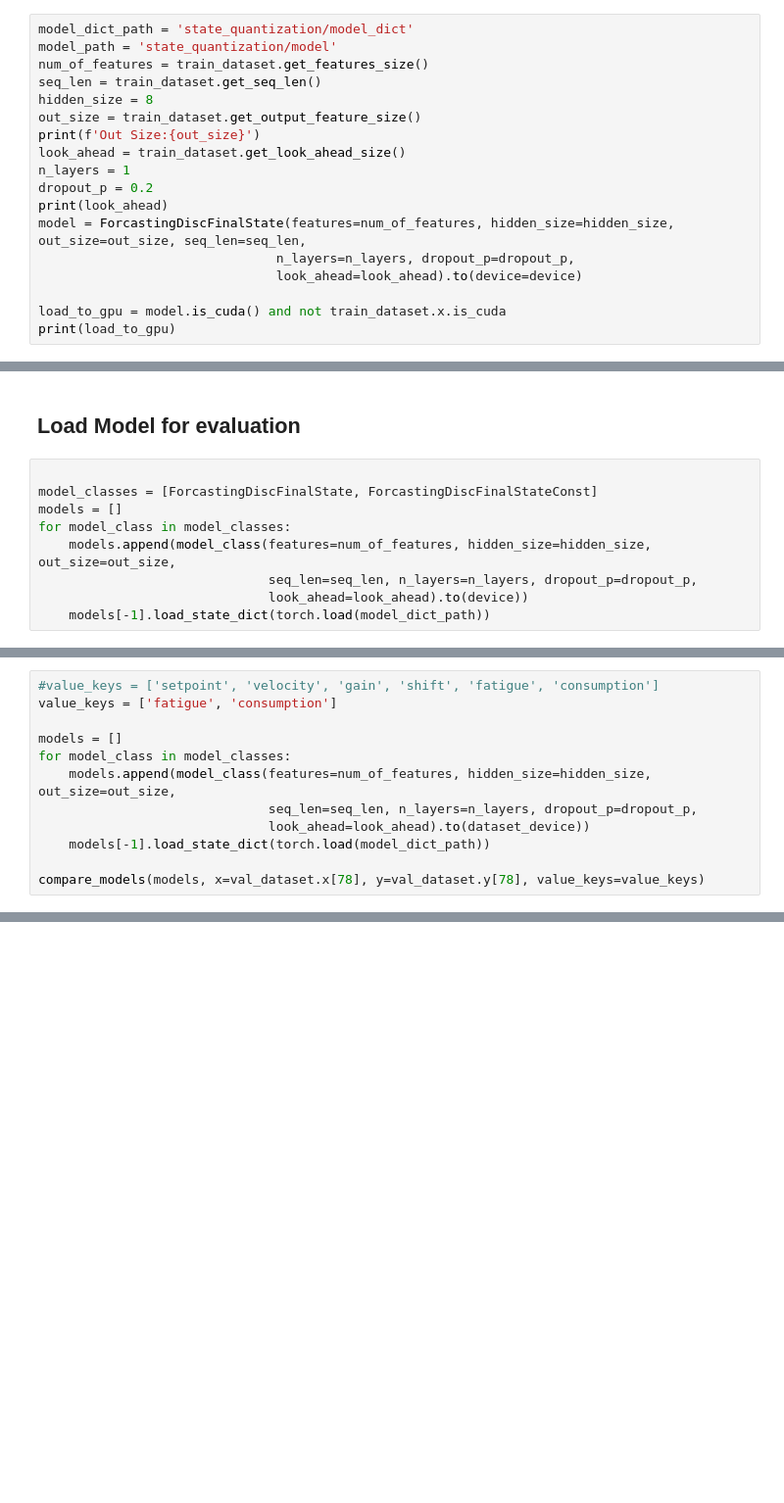
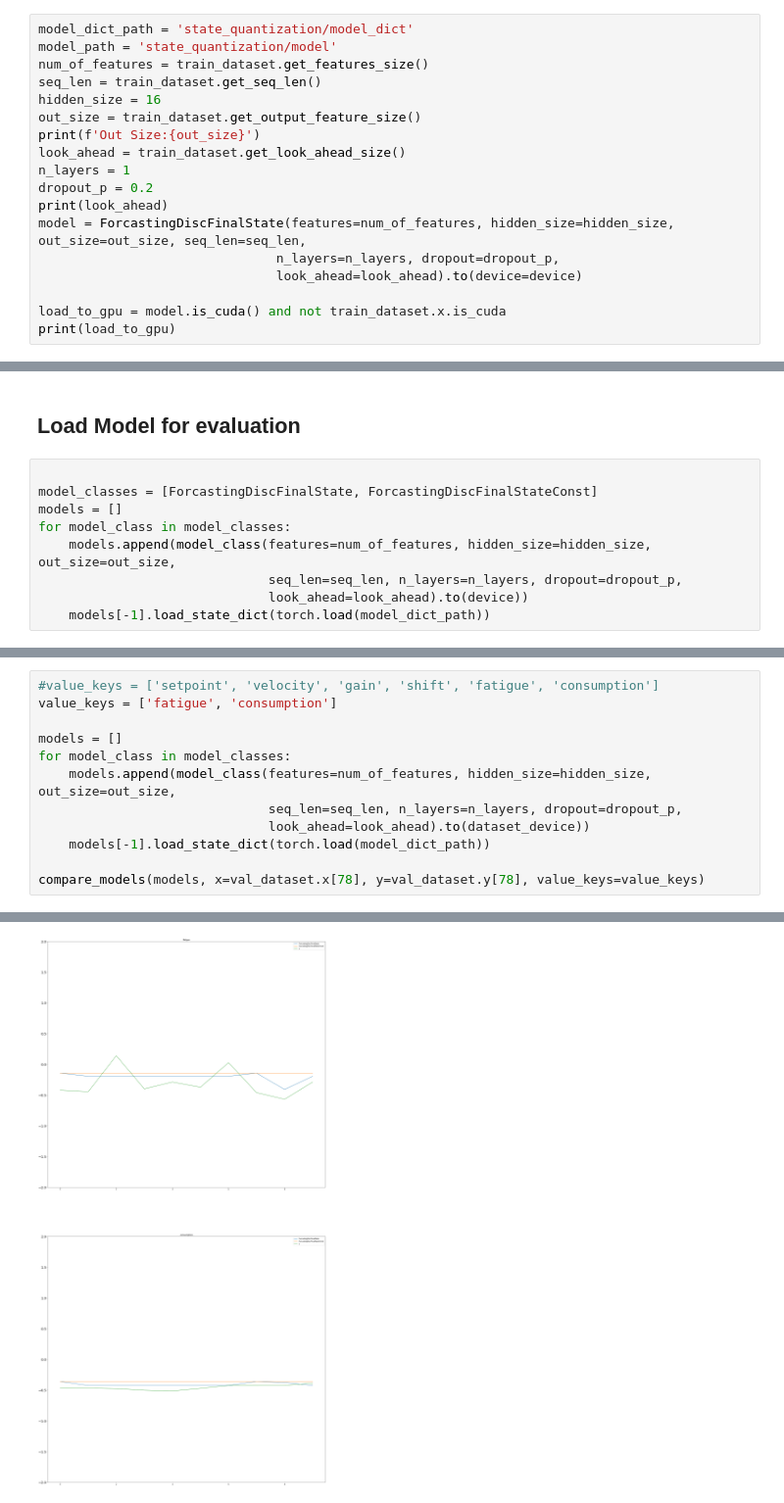
Before and after one commit to MHamza-Y/State-Space-Discretization, a Jupyter notebook: discrete_final_h_forcasting_model_train.ipynb, the cells around one changed output, grey strips where cells are left out. Shown at 98% size. Drawn from its saved outputs; the diff is of its cells as text; blank space fills up the shorter version.

```diff
--- a/discrete_final_h_forcasting_model_train.ipynb
+++ b/discrete_final_h_forcasting_model_train.ipynb
@@ -62,7 +62,7 @@ model_dict_path = 'state_quantization/model_dict'
 model_path = 'state_quantization/model'
 num_of_features = train_dataset.get_features_size()
 seq_len = train_dataset.get_seq_len()
-hidden_size = 8
+hidden_size = 16
 out_size = train_dataset.get_output_feature_size()
 print(f'Out Size:{out_size}')
 look_ahead = train_dataset.get_look_ahead_size()
@@ -70,7 +70,7 @@ n_layers = 1
 dropout_p = 0.2
 print(look_ahead)
 model = ForcastingDiscFinalState(features=num_of_features, hidden_size=hidden_size, out_size=out_size, seq_len=seq_len,
-                               n_layers=n_layers, dropout_p=dropout_p,
+                               n_layers=n_layers, dropout=dropout_p,
                                look_ahead=look_ahead).to(device=device)
 
 load_to_gpu = model.is_cuda() and not train_dataset.x.is_cuda
@@ -135,6 +134,6 @@ model_classes = [ForcastingDiscFinalState, ForcastingDiscFinalStateConst]
 models = []
 for model_class in model_classes:
     models.append(model_class(features=num_of_features, hidden_size=hidden_size, out_size=out_size,
-                              seq_len=seq_len, n_layers=n_layers, dropout_p=dropout_p,
+                              seq_len=seq_len, n_layers=n_layers, dropout=dropout_p,
                               look_ahead=look_ahead).to(device))
     models[-1].load_state_dict(torch.load(model_dict_path))
@@ -149,8 +171,9 @@ value_keys = ['fatigue', 'consumption']
 models = []
 for model_class in model_classes:
     models.append(model_class(features=num_of_features, hidden_size=hidden_size, out_size=out_size,
-                              seq_len=seq_len, n_layers=n_layers, dropout_p=dropout_p,
+                              seq_len=seq_len, n_layers=n_layers, dropout=dropout_p,
                               look_ahead=look_ahead).to(dataset_device))
     models[-1].load_state_dict(torch.load(model_dict_path))
 
 compare_models(models, x=val_dataset.x[78], y=val_dataset.y[78], value_keys=value_keys)
+# %% [output]
@@ -156,0 +197 @@ compare_models(models, x=val_dataset.x[78], y=val_dataset.y[78], value_keys=valu
+[figure, added]
```
Also changed, not shown: parts of 6 cells of this notebook, 21 other files.
